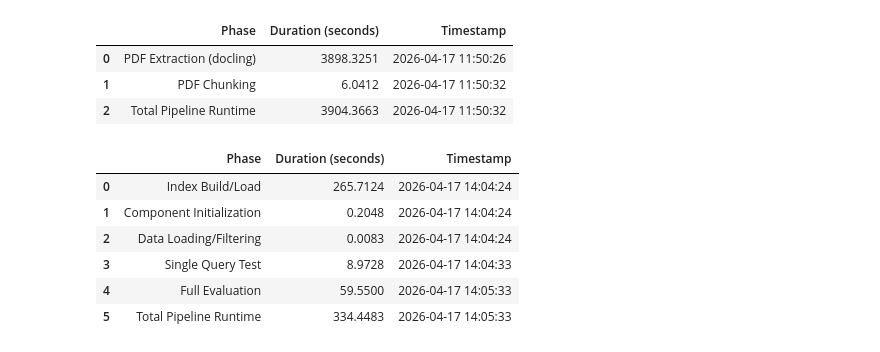
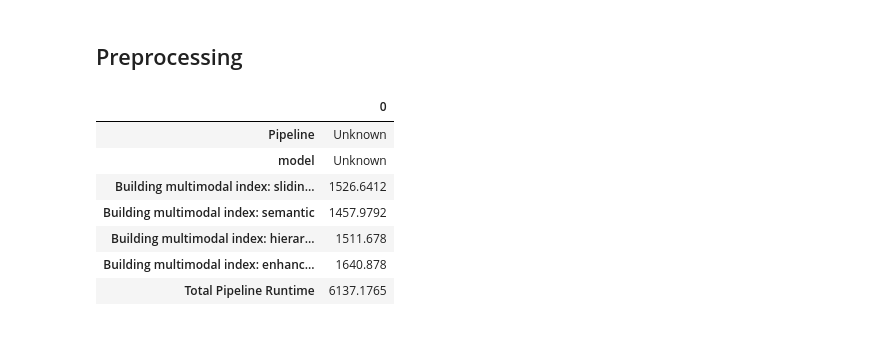
Before and after one commit to Vaakir/mRAG_on_MMDocIR, a Jupyter notebook: src/notebooks/results_preview.ipynb, the cells around one changed output. Cells and saved outputs as stored; diff of their text form; code cells hidden in the pictures.

```diff
--- a/src/notebooks/results_preview.ipynb
+++ b/src/notebooks/results_preview.ipynb
@@ -2,22 +2,17 @@
 import pandas as pd
 import numpy as np
 import matplotlib.pyplot as plt
+# %% [markdown]
+## Preprocessing
 # %%
 result = pd.read_csv("../results/time_preprocessing.csv")
-result
+result.T
 # %% [output]
-|  | Phase | Duration (seconds) | Timestamp |
-| 0 | PDF Extraction (docling) | 3898.3251 | 2026-04-17 11:50:26 |
-| 1 | PDF Chunking | 6.0412 | 2026-04-17 11:50:32 |
-| 2 | Total Pipeline Runtime | 3904.3663 | 2026-04-17 11:50:32 |
+|  | 0 |
+| Pipeline | Unknown |
+| model | Unknown |
+| Building multimodal index: slidin... | 1526.6412 |
+| Building multimodal index: semantic | 1457.9792 |
+| Building multimodal index: hierar... | 1511.678 |
+| Building multimodal index: enhanc... | 1640.878 |
+| Total Pipeline Runtime | 6137.1765 |
-# %%
-result = pd.read_csv("../results/time_baseline.csv")
-result
-# %% [output]
-|  | Phase | Duration (seconds) | Timestamp |
-| 0 | Index Build/Load | 265.7124 | 2026-04-17 14:04:24 |
-| 1 | Component Initialization | 0.2048 | 2026-04-17 14:04:24 |
-| 2 | Data Loading/Filtering | 0.0083 | 2026-04-17 14:04:24 |
-| 3 | Single Query Test | 8.9728 | 2026-04-17 14:04:33 |
-| 4 | Full Evaluation | 59.5500 | 2026-04-17 14:05:33 |
-| 5 | Total Pipeline Runtime | 334.4483 | 2026-04-17 14:05:33 |
```
Also changed, not shown: parts of 7 cells of this notebook, 5 other files.
